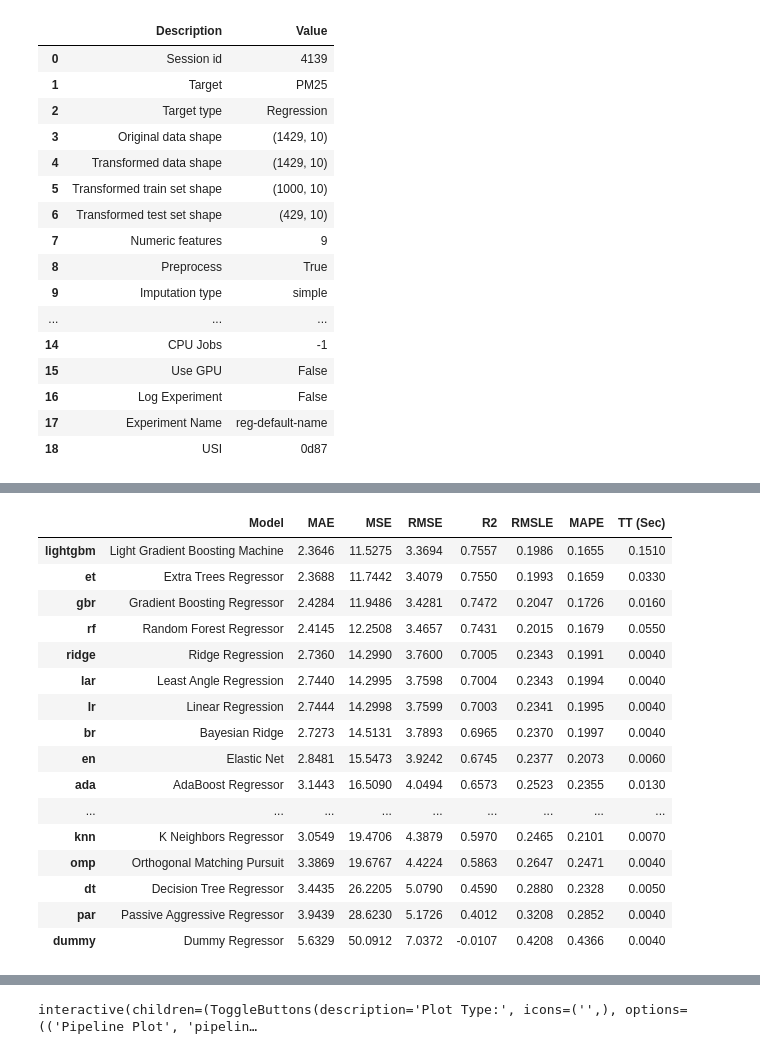
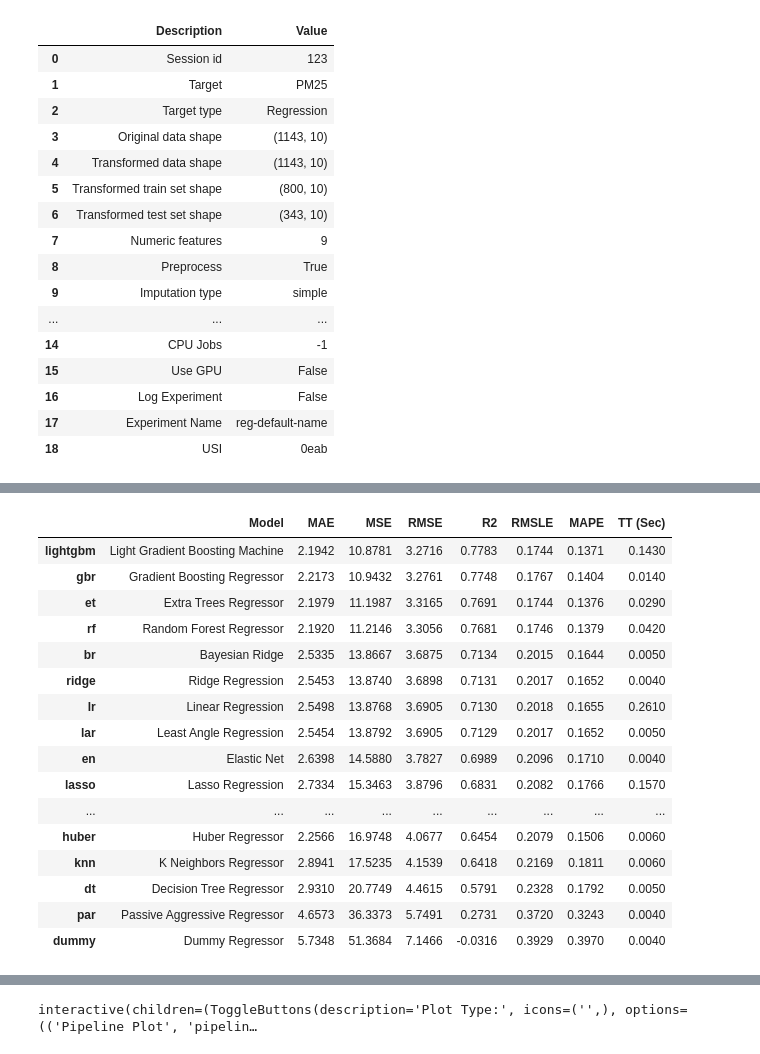
Before and after one commit to jayjiratta/predict_pm2.5, a Jupyter notebook: predict.ipynb, the cells around one changed output, grey strips where cells are left out. Drawn from its saved outputs; the diff is of its cells as text; code cells hidden in the pictures.

Commit message:
add predict test pm2.5

```diff
--- a/predict.ipynb
+++ b/predict.ipynb
@@ -27,15 +12,15 @@ pmmodel
 # %%
 from pycaret.regression import *
-clf1 = setup(data=pmmodel, target='PM25',train_size=0.70)
+clf1 = setup(data, target='PM25', session_id = 123)
 # %% [output]
 |  | Description | Value |
-| 0 | Session id | 4139 |
+| 0 | Session id | 123 |
 | 1 | Target | PM25 |
 | 2 | Target type | Regression |
-| 3 | Original data shape | (1429, 10) |
-| 4 | Transformed data shape | (1429, 10) |
-| 5 | Transformed train set shape | (1000, 10) |
-| 6 | Transformed test set shape | (429, 10) |
+| 3 | Original data shape | (1143, 10) |
+| 4 | Transformed data shape | (1143, 10) |
+| 5 | Transformed train set shape | (800, 10) |
+| 6 | Transformed test set shape | (343, 10) |
 | 7 | Numeric features | 9 |
 | 8 | Preprocess | True |
 | 9 | Imputation type | simple |
@@ -44,26 +29,26 @@ clf1 = setup(data=pmmodel, target='PM25',train_size=0.70)
 | 15 | Use GPU | False |
 | 16 | Log Experiment | False |
 | 17 | Experiment Name | reg-default-name |
-| 18 | USI | 0d87 |
+| 18 | USI | 0eab |
 # %%
-best_model = compare_models()
+best = compare_models()
 # %% [output]
 [interactive output not drawn]
 |  | Model | MAE | MSE | RMSE | R2 | RMSLE | MAPE | TT (Sec) |
-| lightgbm | Light Gradient Boosting Machine | 2.3646 | 11.5275 | 3.3694 | 0.7557 | 0.1986 | 0.1655 | 0.1510 |
-| et | Extra Trees Regressor | 2.3688 | 11.7442 | 3.4079 | 0.7550 | 0.1993 | 0.1659 | 0.0330 |
-| gbr | Gradient Boosting Regressor | 2.4284 | 11.9486 | 3.4281 | 0.7472 | 0.2047 | 0.1726 | 0.0160 |
-| rf | Random Forest Regressor | 2.4145 | 12.2508 | 3.4657 | 0.7431 | 0.2015 | 0.1679 | 0.0550 |
-| ridge | Ridge Regression | 2.7360 | 14.2990 | 3.7600 | 0.7005 | 0.2343 | 0.1991 | 0.0040 |
-| lar | Least Angle Regression | 2.7440 | 14.2995 | 3.7598 | 0.7004 | 0.2343 | 0.1994 | 0.0040 |
-| lr | Linear Regression | 2.7444 | 14.2998 | 3.7599 | 0.7003 | 0.2341 | 0.1995 | 0.0040 |
-| br | Bayesian Ridge | 2.7273 | 14.5131 | 3.7893 | 0.6965 | 0.2370 | 0.1997 | 0.0040 |
-| en | Elastic Net | 2.8481 | 15.5473 | 3.9242 | 0.6745 | 0.2377 | 0.2073 | 0.0060 |
-| ada | AdaBoost Regressor | 3.1443 | 16.5090 | 4.0494 | 0.6573 | 0.2523 | 0.2355 | 0.0130 |
+| lightgbm | Light Gradient Boosting Machine | 2.1942 | 10.8781 | 3.2716 | 0.7783 | 0.1744 | 0.1371 | 0.1430 |
+| gbr | Gradient Boosting Regressor | 2.2173 | 10.9432 | 3.2761 | 0.7748 | 0.1767 | 0.1404 | 0.0140 |
+| et | Extra Trees Regressor | 2.1979 | 11.1987 | 3.3165 | 0.7691 | 0.1744 | 0.1376 | 0.0290 |
+| rf | Random Forest Regressor | 2.1920 | 11.2146 | 3.3056 | 0.7681 | 0.1746 | 0.1379 | 0.0420 |
+| br | Bayesian Ridge | 2.5335 | 13.8667 | 3.6875 | 0.7134 | 0.2015 | 0.1644 | 0.0050 |
+| ridge | Ridge Regression | 2.5453 | 13.8740 | 3.6898 | 0.7131 | 0.2017 | 0.1652 | 0.0040 |
+| lr | Linear Regression | 2.5498 | 13.8768 | 3.6905 | 0.7130 | 0.2018 | 0.1655 | 0.2610 |
+| lar | Least Angle Regression | 2.5454 | 13.8792 | 3.6905 | 0.7129 | 0.2017 | 0.1652 | 0.0050 |
+| en | Elastic Net | 2.6398 | 14.5880 | 3.7827 | 0.6989 | 0.2096 | 0.1710 | 0.0040 |
+| lasso | Lasso Regression | 2.7334 | 15.3463 | 3.8796 | 0.6831 | 0.2082 | 0.1766 | 0.1570 |
 | ... | ... | ... | ... | ... | ... | ... | ... | ... |
-| knn | K Neighbors Regressor | 3.0549 | 19.4706 | 4.3879 | 0.5970 | 0.2465 | 0.2101 | 0.0070 |
-| omp | Orthogonal Matching Pursuit | 3.3869 | 19.6767 | 4.4224 | 0.5863 | 0.2647 | 0.2471 | 0.0040 |
-| dt | Decision Tree Regressor | 3.4435 | 26.2205 | 5.0790 | 0.4590 | 0.2880 | 0.2328 | 0.0050 |
-| par | Passive Aggressive Regressor | 3.9439 | 28.6230 | 5.1726 | 0.4012 | 0.3208 | 0.2852 | 0.0040 |
-| dummy | Dummy Regressor | 5.6329 | 50.0912 | 7.0372 | -0.0107 | 0.4208 | 0.4366 | 0.0040 |
+| huber | Huber Regressor | 2.2566 | 16.9748 | 4.0677 | 0.6454 | 0.2079 | 0.1506 | 0.0060 |
+| knn | K Neighbors Regressor | 2.8941 | 17.5235 | 4.1539 | 0.6418 | 0.2169 | 0.1811 | 0.0060 |
+| dt | Decision Tree Regressor | 2.9310 | 20.7749 | 4.4615 | 0.5791 | 0.2328 | 0.1792 | 0.0050 |
+| par | Passive Aggressive Regressor | 4.6573 | 36.3373 | 5.7491 | 0.2731 | 0.3720 | 0.3243 | 0.0040 |
+| dummy | Dummy Regressor | 5.7348 | 51.3684 | 7.1466 | -0.0316 | 0.3929 | 0.3970 | 0.0040 |
 [interactive output not drawn]
```
Also changed, not shown: parts of 15 cells of this notebook, 5 other files.
